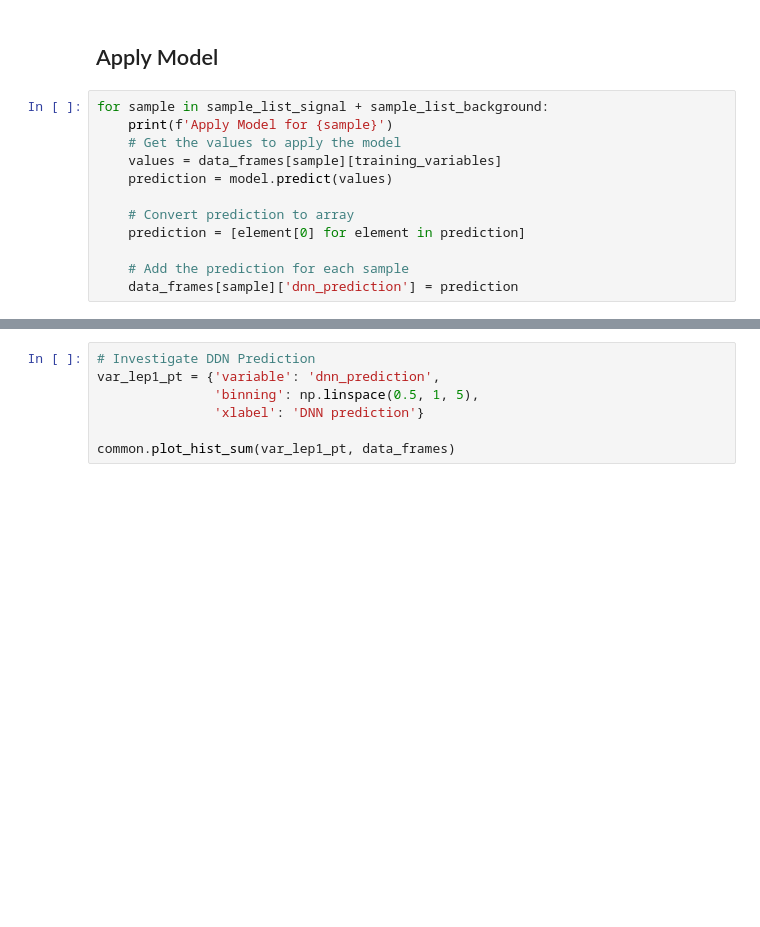
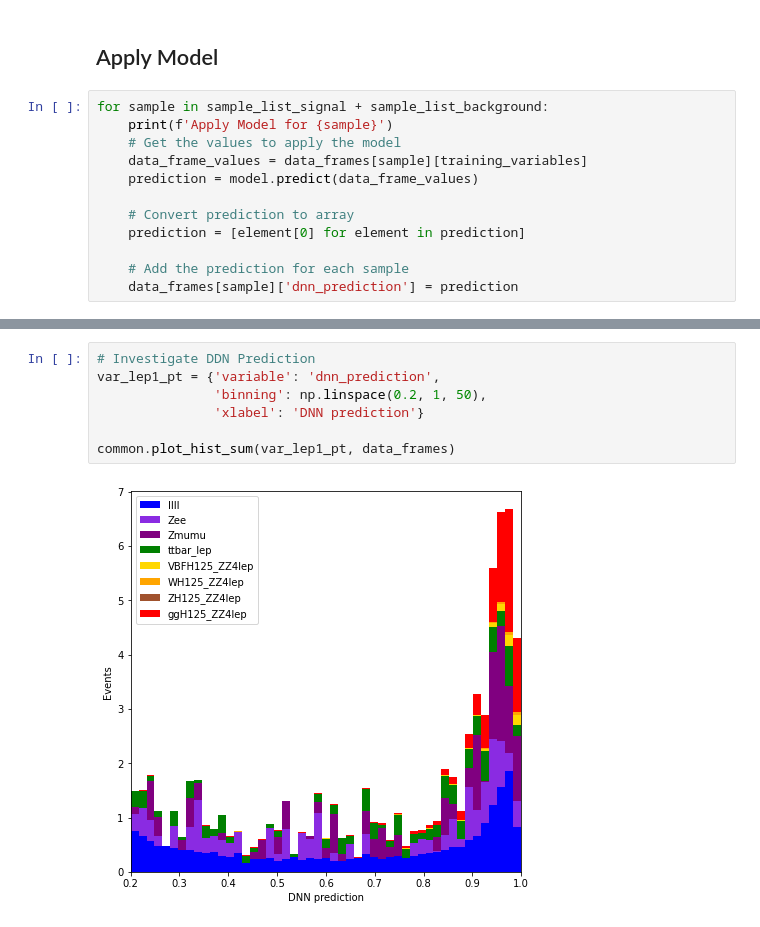
Before and after one commit to MaxStange1005/ATLAS-OpenData-Higgs-NeuralNetworks, a Jupyter notebook: machine_learning.ipynb, the cells around one changed output, grey strips where cells are left out. Saved outputs shown, nothing was run; the diff lists cells and outputs as text; blank space fills up the shorter version.

```diff
--- a/machine_learning.ipynb
+++ b/machine_learning.ipynb
@@ -377,8 +424,8 @@ plot_roc_values(true_positive_rate, false_positive_rate)
 for sample in sample_list_signal + sample_list_background:
     print(f'Apply Model for {sample}')
     # Get the values to apply the model
-    values = data_frames[sample][training_variables]
-    prediction = model.predict(values)
+    data_frame_values = data_frames[sample][training_variables]
+    prediction = model.predict(data_frame_values)
 
     # Convert prediction to array
     prediction = [element[0] for element in prediction]
@@ -388,10 +444,12 @@ for sample in sample_list_signal + sample_list_background:
 # %%
 # Investigate DDN Prediction
 var_lep1_pt = {'variable': 'dnn_prediction',
-               'binning': np.linspace(0.5, 1, 5),
+               'binning': np.linspace(0.2, 1, 50),
                'xlabel': 'DNN prediction'}
 
 common.plot_hist_sum(var_lep1_pt, data_frames)
+# %% [output]
+[figure, added]
 # %%
 # Create a copy of the data frame
 apply_dnn_data_frames = data_frames.copy()
```
Also changed, not shown: parts of 33 cells of this notebook.
